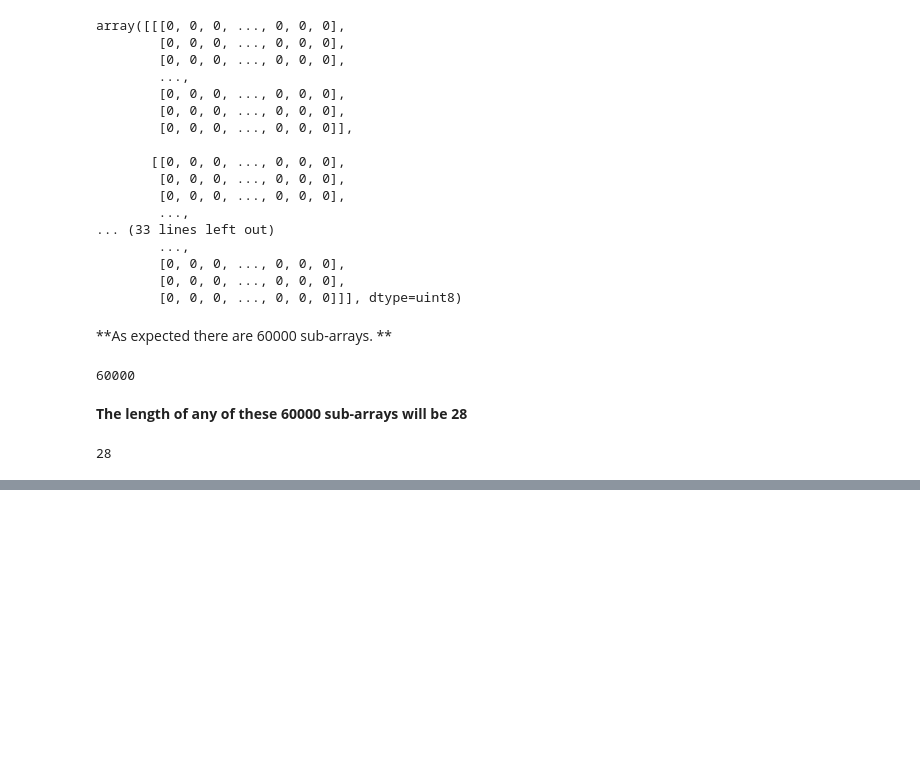
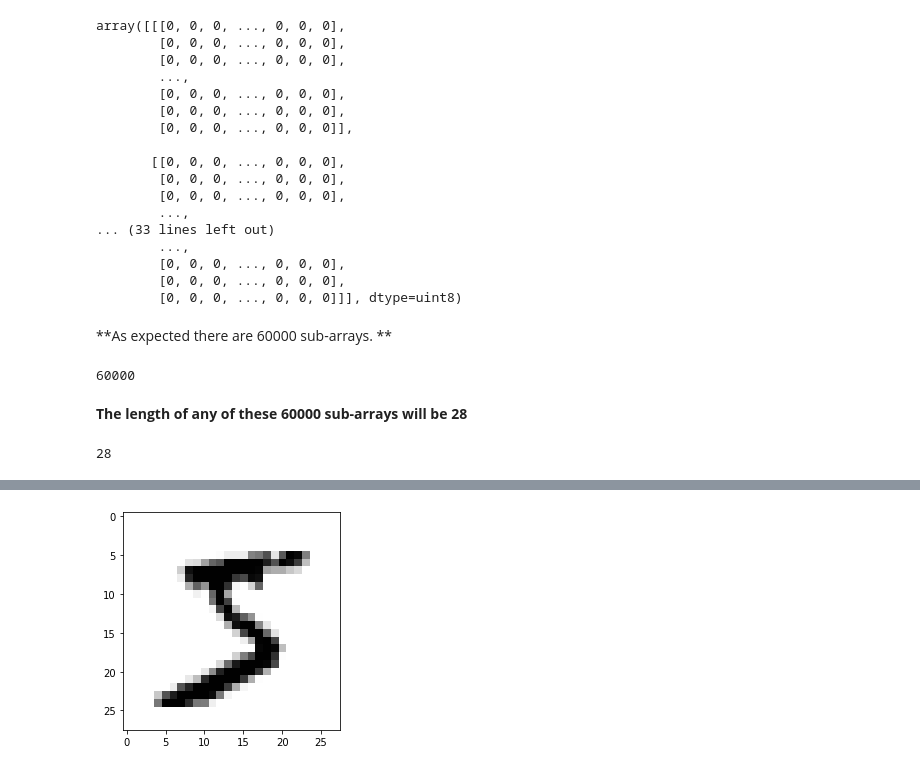
Before and after one commit to dwivedys/Python_Programs, a Jupyter notebook: NumpyArraysContd.ipynb, the cells around one changed output, grey strips where cells are left out. Cells and saved outputs as stored; diff of their text form; code cells hidden in the pictures; blank space fills up the shorter version.

```diff
--- a/NumpyArraysContd.ipynb
+++ b/NumpyArraysContd.ipynb
@@ -180,0 +209,7 @@ len(train_images[:,0:,][0])
+# %%
+digit = train_images[0]
+import matplotlib.pyplot as plt
+plt.imshow(digit, cmap=plt.cm.binary)
+plt.show()
+# %% [output]
+[figure, added]
```
Also changed, not shown: parts of 13 cells of this notebook.
